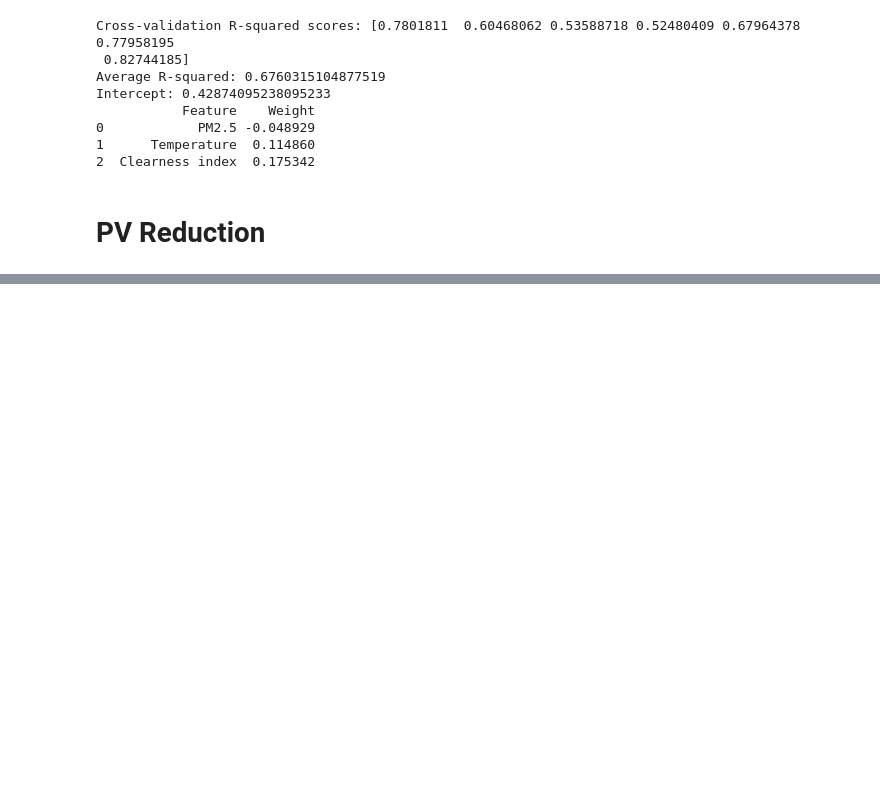
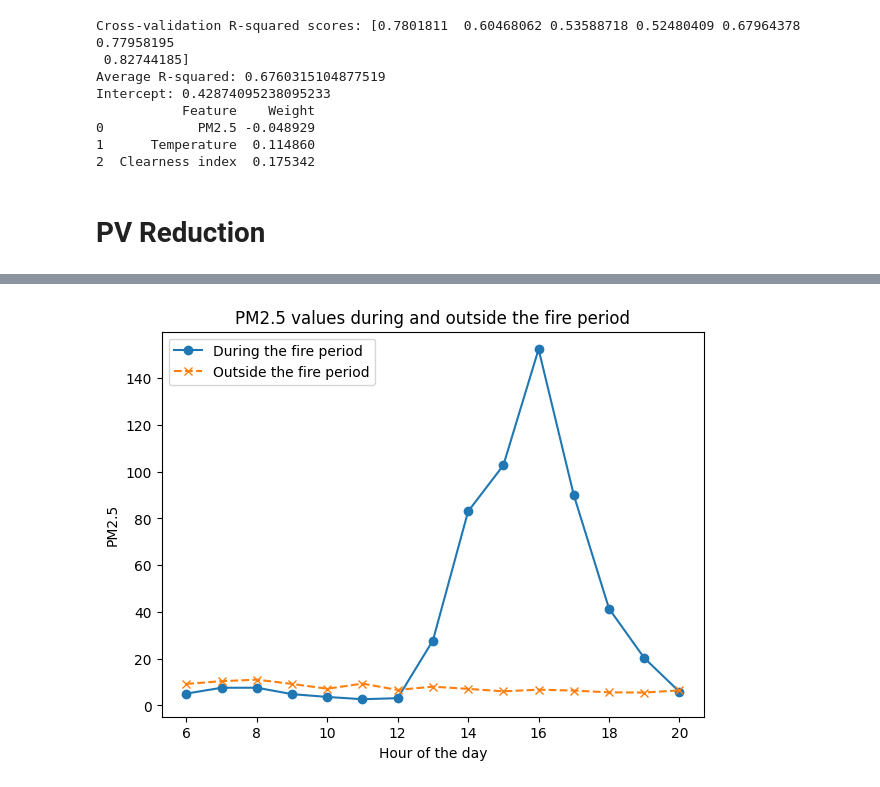
Before and after one commit to jean-paul-calin/wildfire-pv, a Jupyter notebook: toy model 1.ipynb, the cells around one changed output, grey strips where cells are left out. Saved outputs shown, nothing was run; the diff lists cells and outputs as text; code cells hidden in the pictures; blank space fills up the shorter version.

```diff
--- a/toy model 1.ipynb
+++ b/toy model 1.ipynb
@@ -145,3 +103,54 @@ actual_PV_may_20 = df.loc['2021-05-20', pv]
+# %%
+from datetime import datetime
+import matplotlib.pyplot as plt
+import numpy as np
+import pandas as pd
+from sklearn.linear_model import LinearRegression
+
+# Assuming 'X' is a DataFrame that includes 'PM2.5' data and has a datetime index
+
+# Train the model on the non-scaled dataset
+model_non_scaled = LinearRegression()
+model_non_scaled.fit(X, y)  # Ensure 'y' is defined as your target variable
+
+# Exclude May 20, 2021, from the dataset for the calculation of 'PM2.5' means
+df_without_may_20 = X.loc[X.index.normalize() != datetime(2021, 5, 20)]
+
+# Group by the hour and calculate the mean 'PM2.5' values
+pm25_hourly_mean = df_without_may_20['PM2.5'].groupby(df_without_may_20.index.hour).mean()
+
+# Plot PM2.5 for May 20, 2021, and the calculated hourly means
+plt.figure(figsize=(7, 5))
+hours = df.loc['2021-05-20'].index.hour
+plt.plot(hours, X.loc['2021-05-20', 'PM2.5'], label='During the fire period', marker='o')
+plt.plot(pm25_hourly_mean.index, pm25_hourly_mean.values, label='Outside the fire period', linestyle='--', marker = 'x')
+
+plt.title('PM2.5 values during and outside the fire period')
+plt.xlabel('Hour of the day')
+plt.ylabel('PM2.5')
+plt.legend()
+plt.show()
+
+# Prepare the data from May 20, 2021, for prediction
+may_20_data = X.loc['2021-05-20'].copy()
+
+# Replace 'PM2.5' in May 20 data with the hourly means from non-fire days
+for hour in may_20_data.index.hour:
+    may_20_data.loc[may_20_data.index.hour == hour, 'PM2.5'] = pm25_hourly_mean.get(hour, np.nan)
+
+# Make predictions for May 20, 2021, using the non-scaled model
+predicted_PV_may_20 = model_non_scaled.predict(may_20_data)
+
+# Replace any negative predicted values with 0
+predicted_PV_may_20 = np.maximum(predicted_PV_may_20, 0)
+
+# Convert the predictions to a Pandas Series with the correct time index
+predicted_PV_may_20_series = pd.Series(predicted_PV_may_20, index=may_20_data.index)
+
+# Extract actual 'y' values for May 20, 2021
+actual_PV_may_20 = df.loc['2021-05-20', pv]  # Ensure 'pv' is defined as the target column in 'df'
+# %% [output]
+[figure, added]
 # %%
 # Plotting actual values
 plt.figure(figsize=(7, 5))
```
Also changed, not shown: parts of 5 cells of this notebook.
